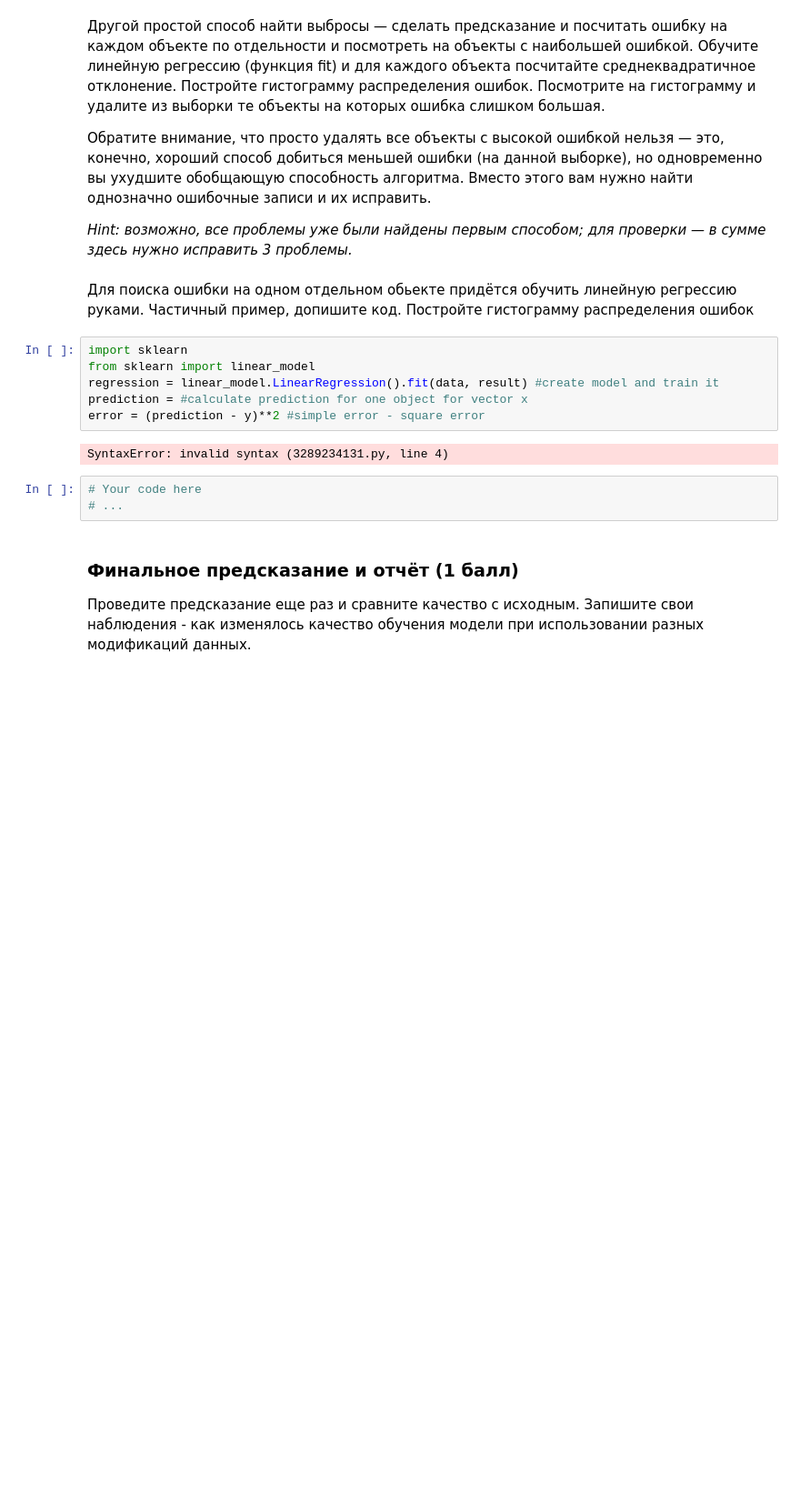
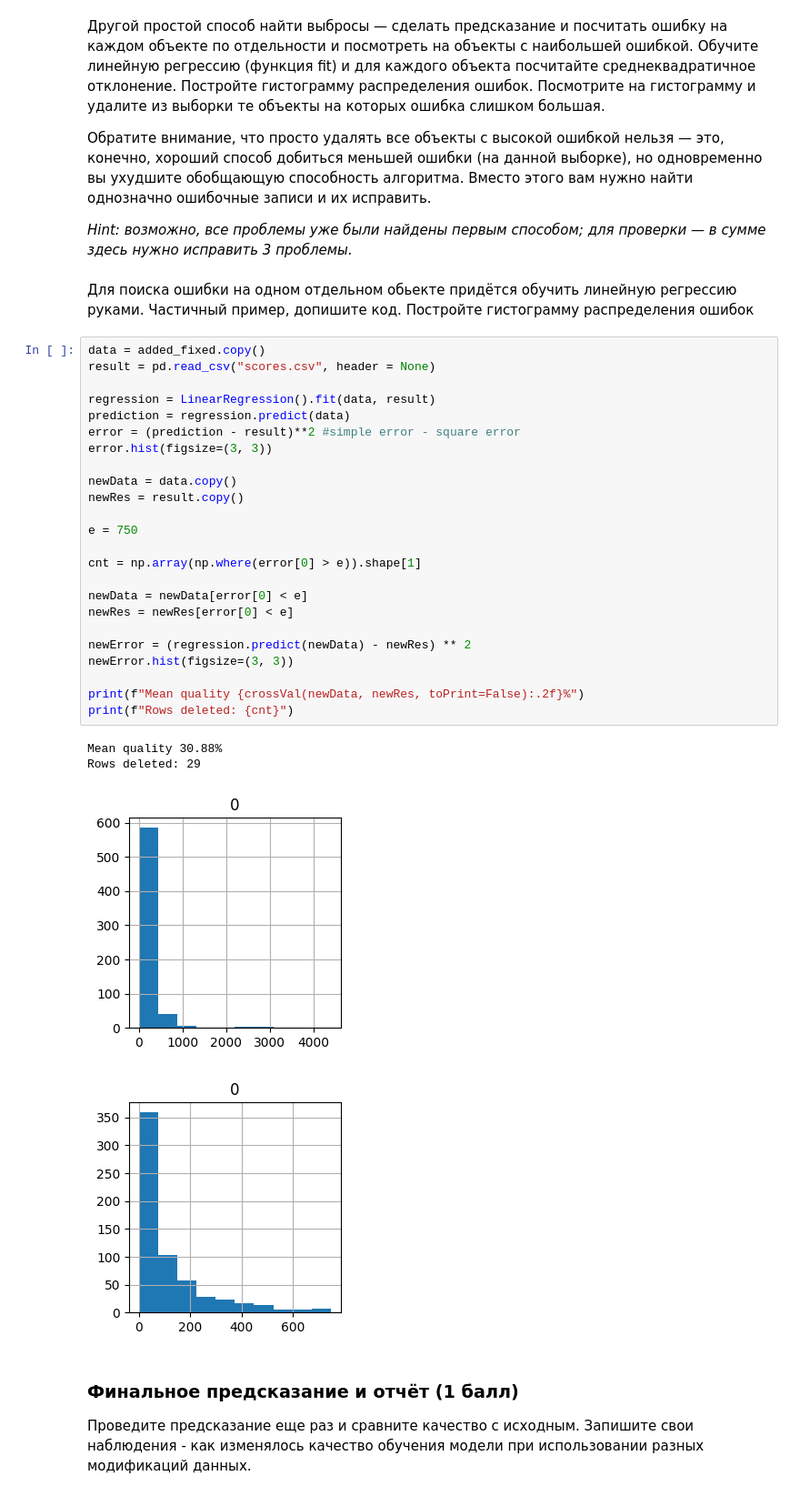
Before and after one commit to Stepan-sys/ML, a Jupyter notebook: Task 2/task2_linreg_practice.ipynb, the cells around one changed output. Shown at 91% size. Saved outputs shown, nothing was run; the diff lists cells and outputs as text; blank space fills up the shorter version.

```diff
--- a/Task 2/task2_linreg_practice.ipynb
+++ b/Task 2/task2_linreg_practice.ipynb
@@ -111,17 +258,35 @@ __(1.5 балла)__
 *Hint: возможно, все проблемы уже были найдены первым способом; для проверки &mdash; в сумме здесь нужно исправить 3 проблемы.*
 # %% [markdown]
 Для поиска ошибки на одном отдельном обьекте придётся обучить линейную регрессию руками. Частичный пример, допишите код. Постройте гистограмму распределения ошибок
-# %%
-import sklearn
-from sklearn import linear_model
-regression = linear_model.LinearRegression().fit(data, result) #create model and train it
-prediction = #calculate prediction for one object for vector x
-error = (prediction - y)**2 #simple error - square error
-# %% [output]
-SyntaxError: invalid syntax (3289234131.py, line 4)
-# %%
-# Your code here
-# ...
+# %%
+data = added_fixed.copy()
+result = pd.read_csv("scores.csv", header = None)
+
+regression = LinearRegression().fit(data, result)
+prediction = regression.predict(data)
+error = (prediction - result)**2 #simple error - square error
+error.hist(figsize=(3, 3))
+
+newData = data.copy()
+newRes = result.copy()
+
+e = 750
+
+cnt = np.array(np.where(error[0] > e)).shape[1]
+
+newData = newData[error[0] < e]
+newRes = newRes[error[0] < e]
+
+newError = (regression.predict(newData) - newRes) ** 2
+newError.hist(figsize=(3, 3))
+
+print(f"Mean quality {crossVal(newData, newRes, toPrint=False):.2f}%")
+print(f"Rows deleted: {cnt}")
+# %% [output]
+Mean quality 30.88%
+Rows deleted: 29
+[figure, added]
+[figure, added]
 # %% [markdown]
 ### Финальное предсказание и отчёт (1 балл)
 
```
Also changed, not shown: parts of 16 cells of this notebook, 1 other file.
